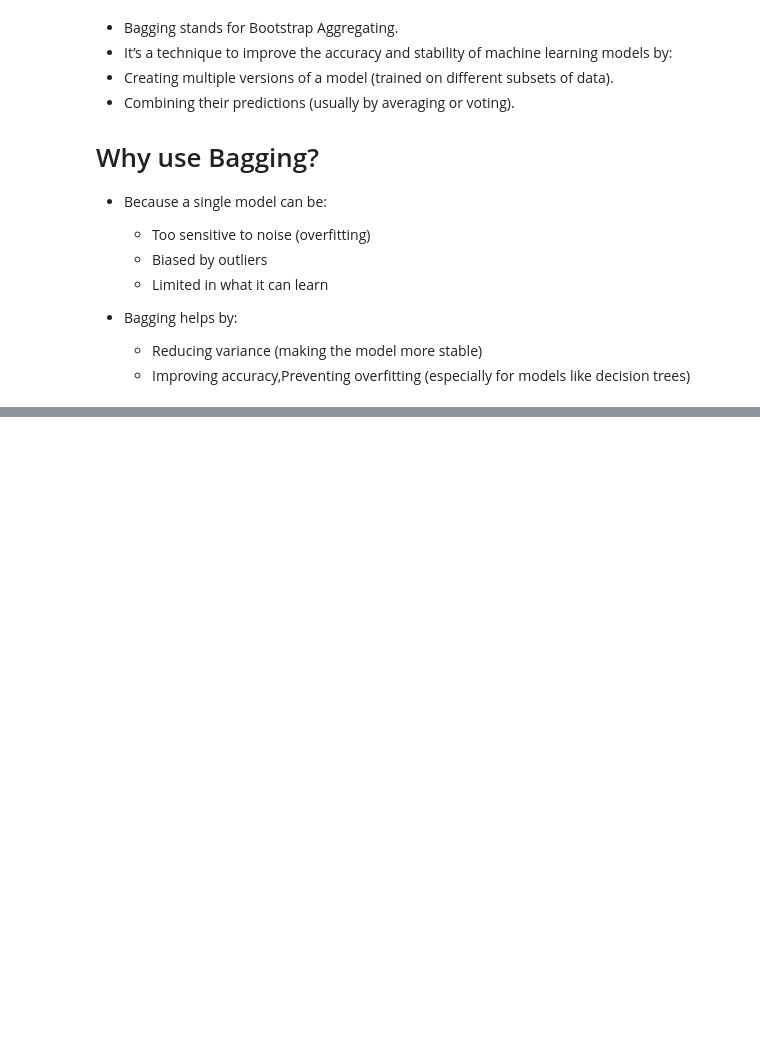
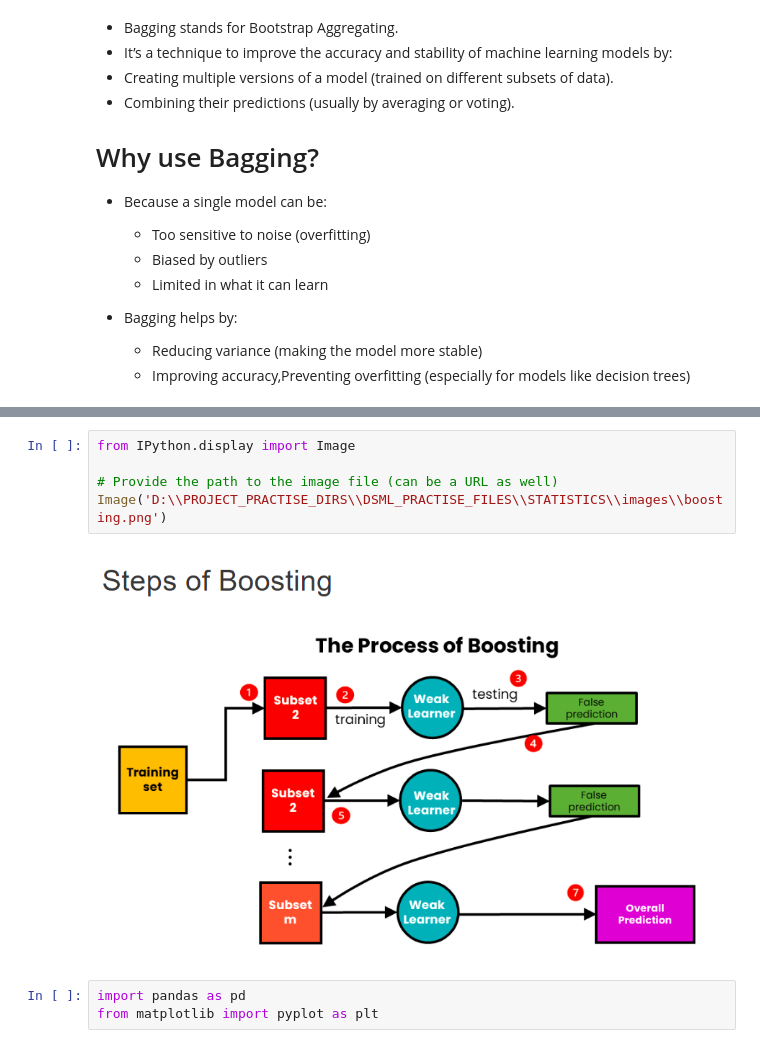
Before and after one commit to Shanmukh15501/DSML_PRACTISE_FILES, a Jupyter notebook: ML/Ensemble/session1.ipynb, the cells around one changed output, grey strips where cells are left out. Cells and saved outputs as stored; diff of their text form; blank space fills up the shorter version.

```diff
--- a/ML/Ensemble/session1.ipynb
+++ b/ML/Ensemble/session1.ipynb
@@ -252,0 +289,10 @@ print(finalpred_after_wt[0])
+# %%
+from IPython.display import Image
+
+# Provide the path to the image file (can be a URL as well)
+Image('D:\\PROJECT_PRACTISE_DIRS\\DSML_PRACTISE_FILES\\STATISTICS\\images\\boosting.png')
+# %% [output]
+[figure, added]
+# %%
+import pandas as pd
+from matplotlib import pyplot as plt
```
Also changed, not shown: parts of 16 cells of this notebook, 2 other files.
